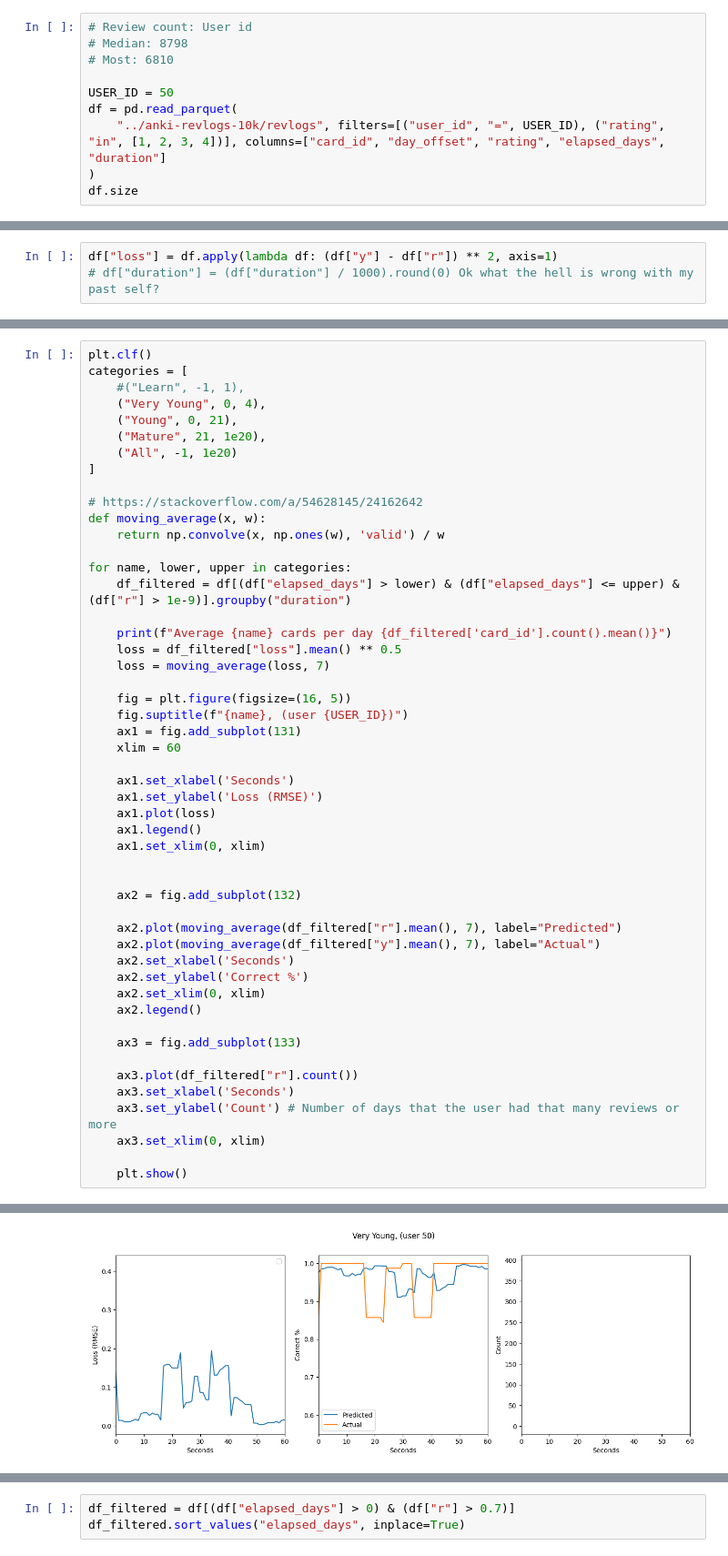
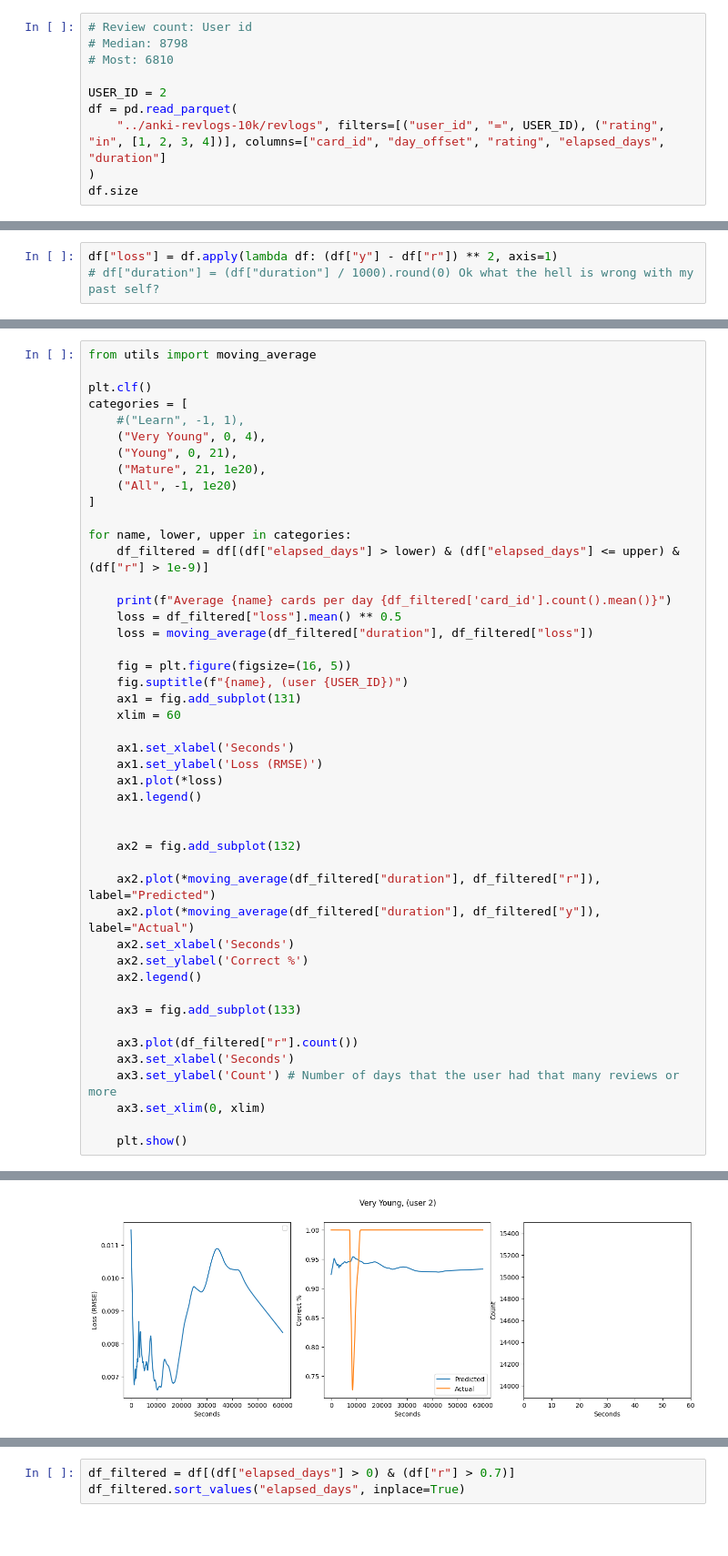
Before and after one commit to Luc-Mcgrady/anki-10k-notebooks, a Jupyter notebook: duration.ipynb, the cells around one changed output, grey strips where cells are left out. Shown at 91% size. Drawn from its saved outputs; the diff is of its cells as text; blank space fills up the shorter version.

```diff
--- a/duration.ipynb
+++ b/duration.ipynb
@@ -16,7 +16,7 @@ tqdm.pandas()
 # Median: 8798
 # Most: 6810
 
-USER_ID = 50
+USER_ID = 2
 df = pd.read_parquet(
     "../anki-revlogs-10k/revlogs", filters=[("user_id", "=", USER_ID), ("rating", "in", [1, 2, 3, 4])], columns=["card_id", "day_offset", "rating", "elapsed_days", "duration"]
 )
@@ -187,4 +186,6 @@ df["loss"] = df.apply(lambda df: (df["y"] - df["r"]) ** 2, axis=1)
 # %%
+from utils import moving_average
+
 plt.clf()
 categories = [
     #("Learn", -1, 1),
@@ -194,16 +195,12 @@ categories = [
     ("All", -1, 1e20)
 ]
 
-# https://stackoverflow.com/a/54628145/24162642
-def moving_average(x, w):
-    return np.convolve(x, np.ones(w), 'valid') / w
-
 for name, lower, upper in categories:
-    df_filtered = df[(df["elapsed_days"] > lower) & (df["elapsed_days"] <= upper) & (df["r"] > 1e-9)].groupby("duration")
+    df_filtered = df[(df["elapsed_days"] > lower) & (df["elapsed_days"] <= upper) & (df["r"] > 1e-9)]
 
     print(f"Average {name} cards per day {df_filtered['card_id'].count().mean()}")
     loss = df_filtered["loss"].mean() ** 0.5
-    loss = moving_average(loss, 7)
+    loss = moving_average(df_filtered["duration"], df_filtered["loss"])
 
     fig = plt.figure(figsize=(16, 5))
     fig.suptitle(f"{name}, (user {USER_ID})")
@@ -212,18 +209,16 @@ for name, lower, upper in categories:
 
     ax1.set_xlabel('Seconds')
     ax1.set_ylabel('Loss (RMSE)')
-    ax1.plot(loss)
+    ax1.plot(*loss)
     ax1.legend()
-    ax1.set_xlim(0, xlim)
 
 
     ax2 = fig.add_subplot(132)
 
-    ax2.plot(moving_average(df_filtered["r"].mean(), 7), label="Predicted")
-    ax2.plot(moving_average(df_filtered["y"].mean(), 7), label="Actual")
+    ax2.plot(*moving_average(df_filtered["duration"], df_filtered["r"]), label="Predicted")
+    ax2.plot(*moving_average(df_filtered["duration"], df_filtered["y"]), label="Actual")
     ax2.set_xlabel('Seconds')
     ax2.set_ylabel('Correct %')
-    ax2.set_xlim(0, xlim)
     ax2.legend()
 
     ax3 = fig.add_subplot(133)
@@ -239,2 +234,2 @@ Average Very Young cards per day 1.4436421981548335
 <Figure size 640x480 with 0 Axes>
-[figure, old version]
+[figure, new version]
```
Also changed, not shown: parts of 11 cells of this notebook.
